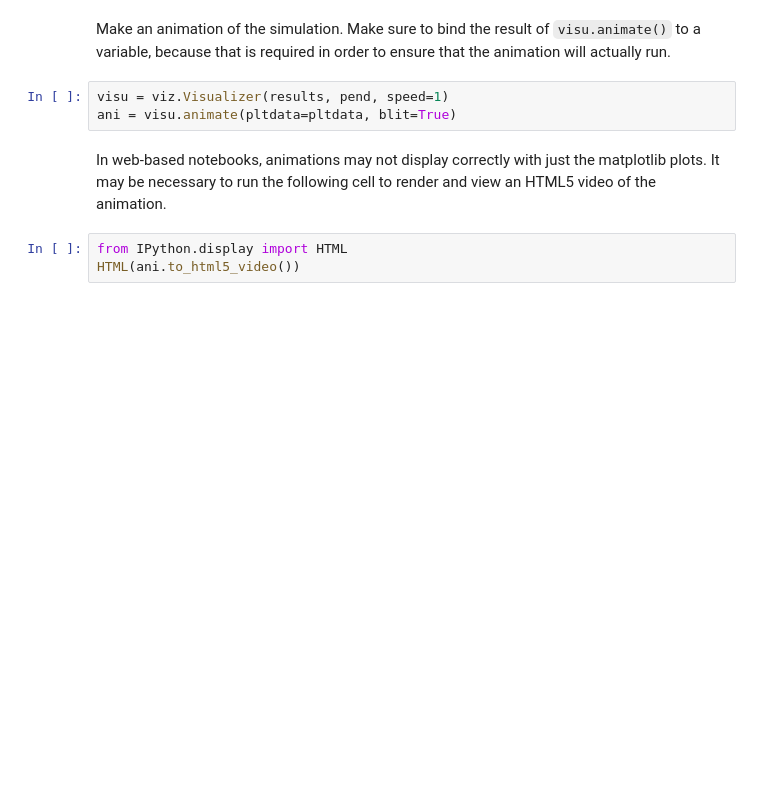
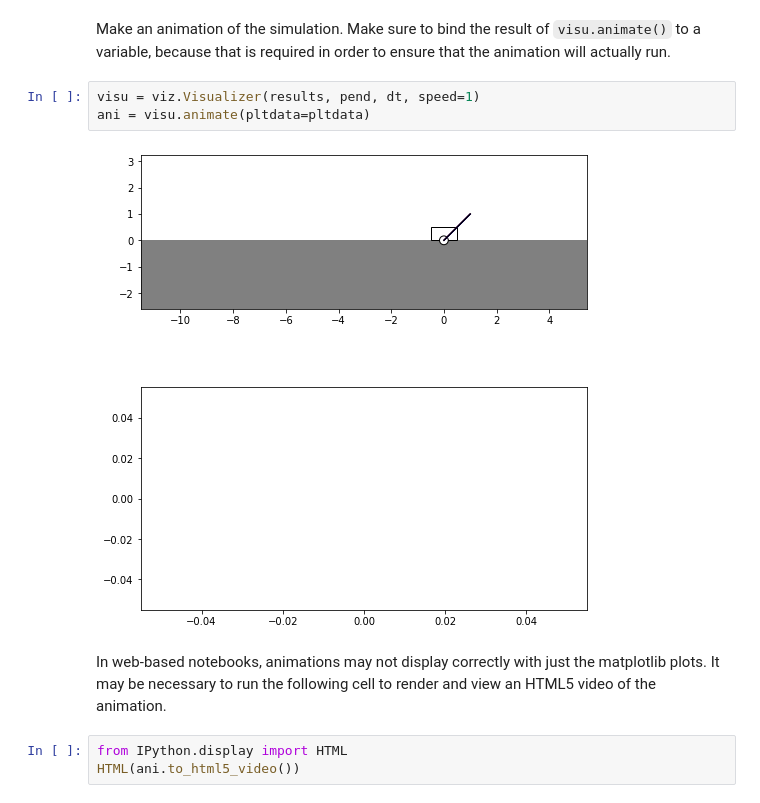
Before and after one commit to rland93/pendsim, a Jupyter notebook: notebooks/tutorial_plot_inline.ipynb, the cells around one changed output. Cells and saved outputs as stored; diff of their text form; blank space fills up the shorter version.

Commit message:
inline plot tutorial

```diff
--- a/notebooks/tutorial_plot_inline.ipynb
+++ b/notebooks/tutorial_plot_inline.ipynb
@@ -95,8 +113,10 @@ pltdata = {
 # %% [markdown]
 Make an animation of the simulation. Make sure to bind the result of `visu.animate()` to a variable, because that is required in order to ensure that the animation will actually run.
 # %%
-visu = viz.Visualizer(results, pend, speed=1)
-ani = visu.animate(pltdata=pltdata, blit=True)
+visu = viz.Visualizer(results, pend, dt, speed=1)
+ani = visu.animate(pltdata=pltdata)
+# %% [output]
+[figure, added]
 # %% [markdown]
 In web-based notebooks, animations may not display correctly with just the matplotlib plots. It may be necessary to run the following cell to render and view an HTML5 video of the animation.
 # %%
```
Also changed, not shown: parts of 3 cells of this notebook.
